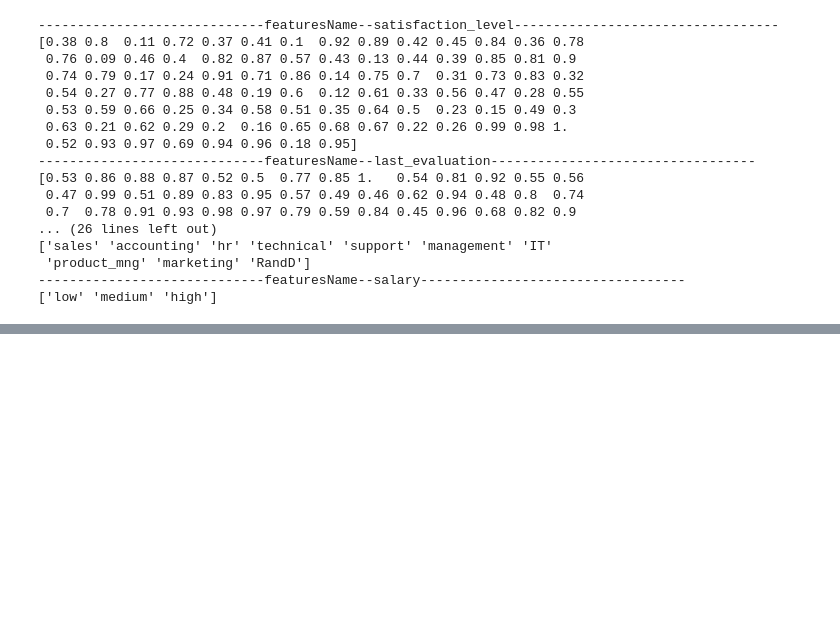
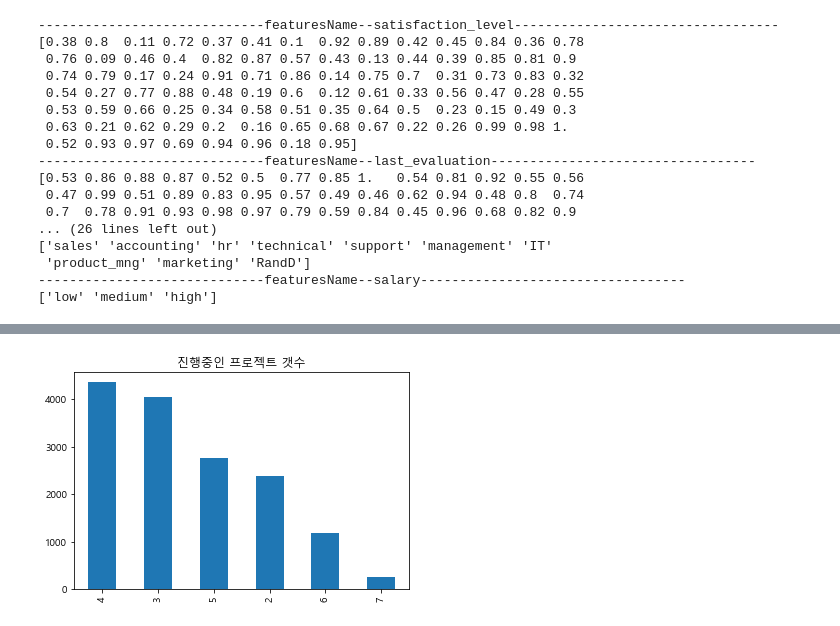
Before and after one commit to JxxHxxx/Ubion-Mini-Project-HR-Analysis, a Jupyter notebook: EDA.ipynb, the cells around one changed output, grey strips where cells are left out. Cells and saved outputs as stored; diff of their text form; code cells hidden in the pictures; blank space fills up the shorter version.

```diff
--- a/EDA.ipynb
+++ b/EDA.ipynb
@@ -32,0 +45,6 @@ for i in HR.columns:
+# %%
+plt.title('진행중인 프로젝트 갯수')
+HR['number_project'].value_counts().plot(kind='bar')
+plt.show()
+# %% [output]
+[figure, added]
```
Also changed, not shown: parts of 10 cells of this notebook.
